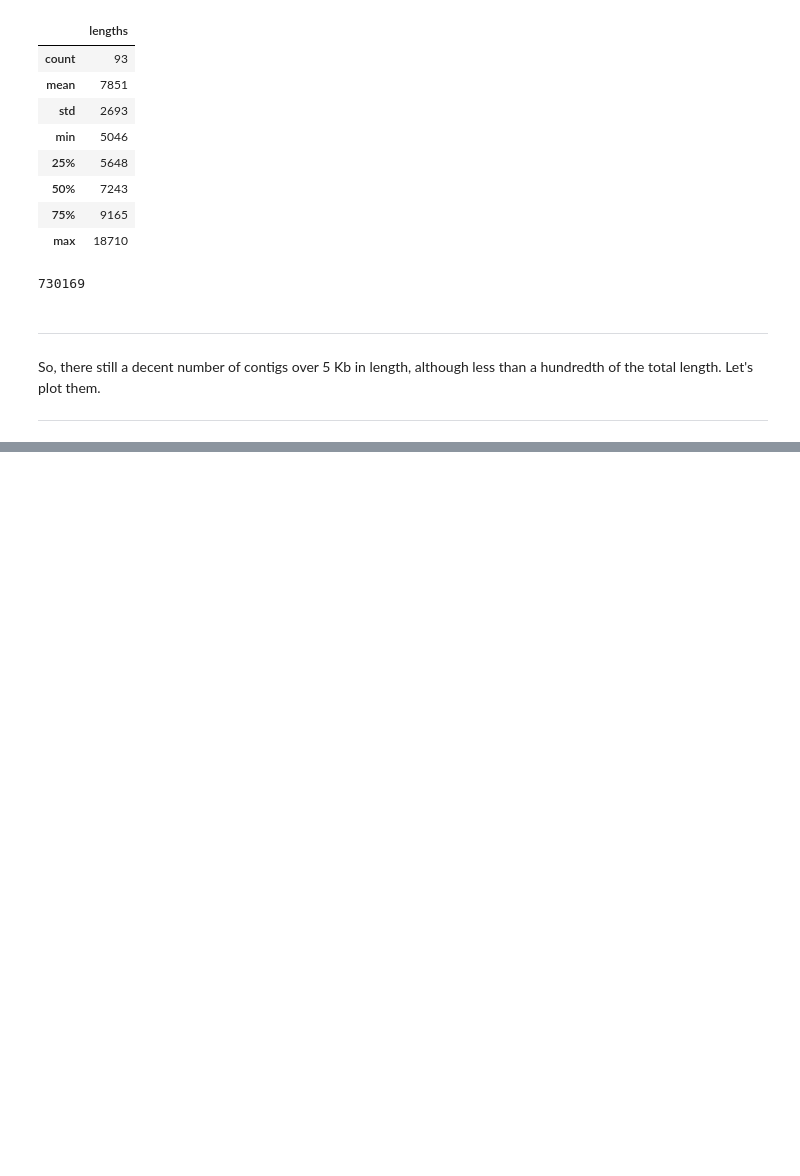
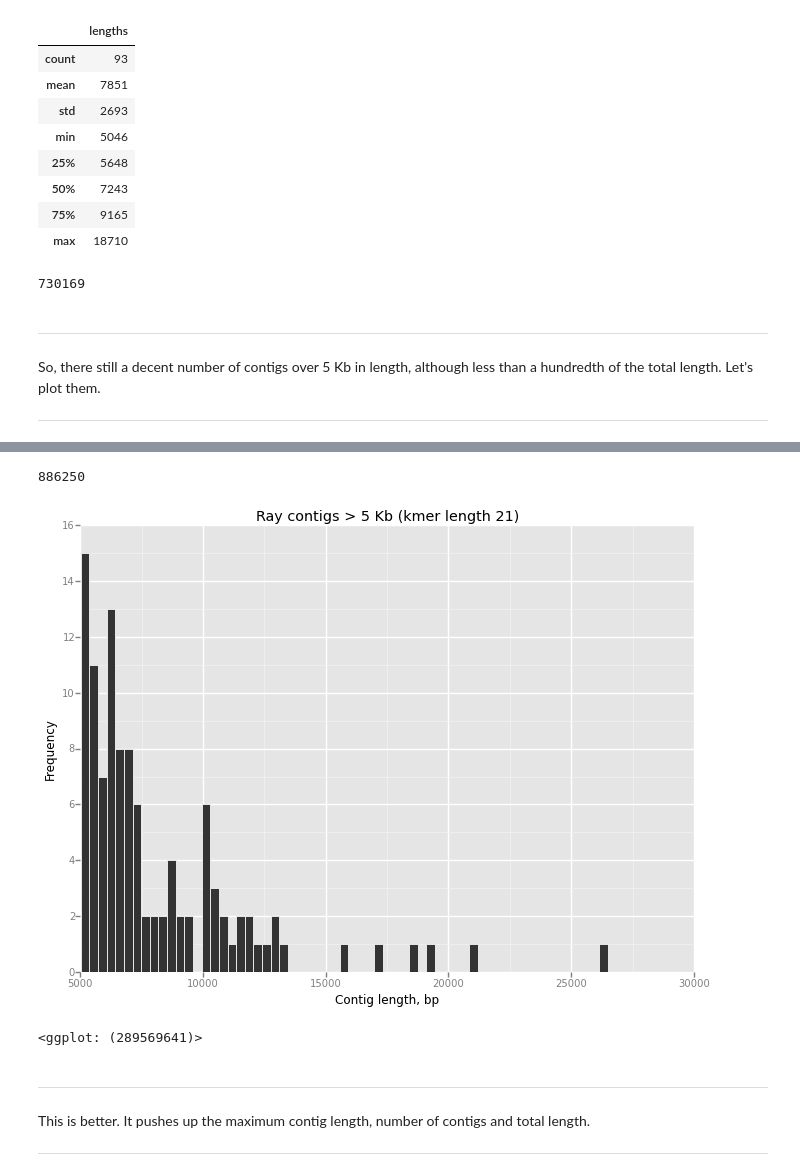
Before and after one commit to sandyjmacdonald/iPython_notebooks, a Jupyter notebook: assemblers/Metagenome_assembly.ipynb, the cells around one changed output, grey strips where cells are left out. Cells and saved outputs as stored; diff of their text form; code cells hidden in the pictures; blank space fills up the shorter version.

```diff
--- a/assemblers/Metagenome_assembly.ipynb
+++ b/assemblers/Metagenome_assembly.ipynb
@@ -162,0 +173,10 @@ p + geom_histogram(stat='bin', binwidth=200) + ggtitle("Ray contigs > 5 Kb") + l
+# %%
+r21_fasta = '/Users/sandyjmacdonald/Documents/C2D2/Symlinks/ray_21_scaffolds.fa'
+r21_lengths = {}
+
+for seq in SeqIO.parse(r21_fasta, 'fasta'):
+	r21_lengths[seq.id] = len(seq)
+# %%
+r21_d = {'lengths': Series(r21_lengths.values(), index=r21_lengths.keys())}
+r21_df = DataFrame(r21_d)
+r21_df.describe().apply(Series.round)
@@ -162,0 +193,3 @@ p + geom_histogram(stat='bin', binwidth=200) + ggtitle("Ray contigs > 5 Kb") + l
+# %%
+r21_df = r21_df[r21_df['lengths'] > 5000]
+r21_df.describe().apply(Series.round)
@@ -162,0 +206,15 @@ p + geom_histogram(stat='bin', binwidth=200) + ggtitle("Ray contigs > 5 Kb") + l
+# %%
+sum(r21_df['lengths'])
+# %% [output]
+886250
+# %%
+r21_p = ggplot(aes(x='lengths'), data=r21_df)
+r21_p + geom_histogram(stat='bin', binwidth=350) + ggtitle("Ray contigs > 5 Kb (kmer length 21)") + labs("Contig length, bp", "Frequency")
+# %% [output]
+[figure, added]
+<ggplot: (289569641)>
+# %% [markdown]
+------------------------
+This is better. It pushes up the maximum contig length, number of contigs and total length.
+
+------------------------
```
Also changed, not shown: parts of 17 cells of this notebook.
